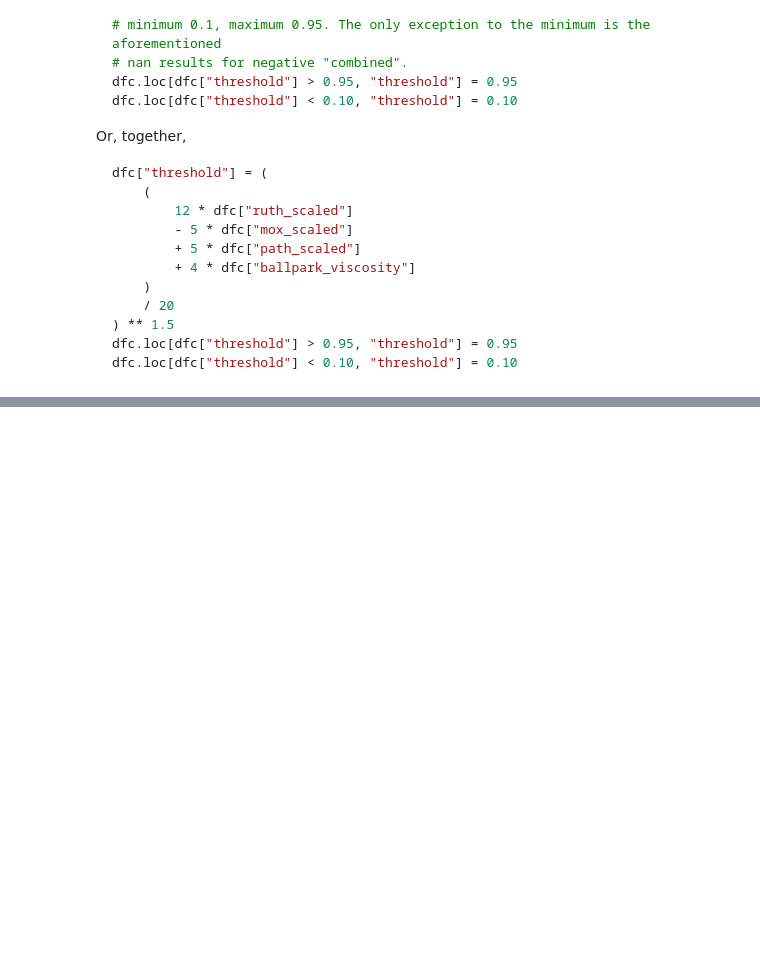
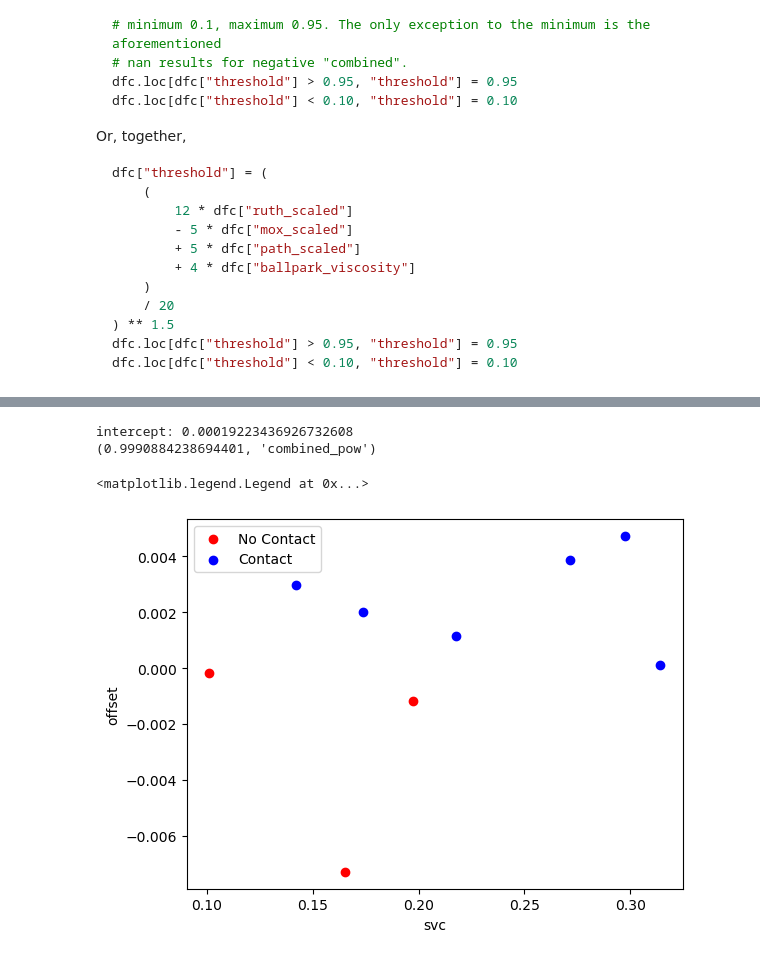
Before and after one commit to xSke/resim, a Jupyter notebook: notebooks/swing_on_ball.ipynb, the cells around one changed output, grey strips where cells are left out. Drawn from its saved outputs; the diff is of its cells as text; code cells hidden in the pictures; blank space fills up the shorter version.

```diff
--- a/notebooks/swing_on_ball.ipynb
+++ b/notebooks/swing_on_ball.ipynb
@@ -129,0 +238,43 @@ dfc["combined_log"] = np.log(dfc["combined"])
+# %%
+
+dfc["threshold"] = intercept_scaled
+print("intercept:", intercept_scaled)
+for pair in pins + list(zip(-np.array(coef_list), X.columns)):
+    if "roll" not in pair[1]:
+        print(pair)
+        dfc["threshold"] += pair[0] * dfc[pair[1]]
+
+dfc["svc"] = dfc["threshold"]
+# dfc["threshold"] = dfc["combined_pow"].copy()
+# dfc.loc[dfc["threshold"] > 0.95, "threshold"] = 0.95
+# dfc.loc[dfc["threshold"] < 0.10, "threshold"] = 0.10
+# %% [output]
+intercept: 0.00019223436926732608
+(0.9990884238694401, 'combined_pow')
+# %%
+dfc["offset"] = dfc["roll"] - dfc["threshold"]
+outliers = dfc[(dfc["passed"] & (dfc["offset"] >= 0)) | (~dfc["passed"] & (dfc["offset"] <= 0))]
+outliers = outliers[outliers["roll"] > 0.1]
+
+fig, ax = plt.subplots(1)
+x_val = "ruth_vibes"
+x_val = "svc"
+y_val = "offset"
+ax.scatter(
+    outliers[~outliers["passed"]][x_val],
+    outliers[~outliers["passed"]][y_val],
+    color="red",
+    label="No Contact",
+)
+ax.scatter(
+    outliers[outliers["passed"]][x_val],
+    outliers[outliers["passed"]][y_val],
+    color="blue",
+    label="Contact",
+)
+ax.set_xlabel(x_val)
+ax.set_ylabel(y_val)
+ax.legend()
+# %% [output]
+<matplotlib.legend.Legend at 0x...>
+[figure, added]
```
Also changed, not shown: parts of 26 cells of this notebook.
